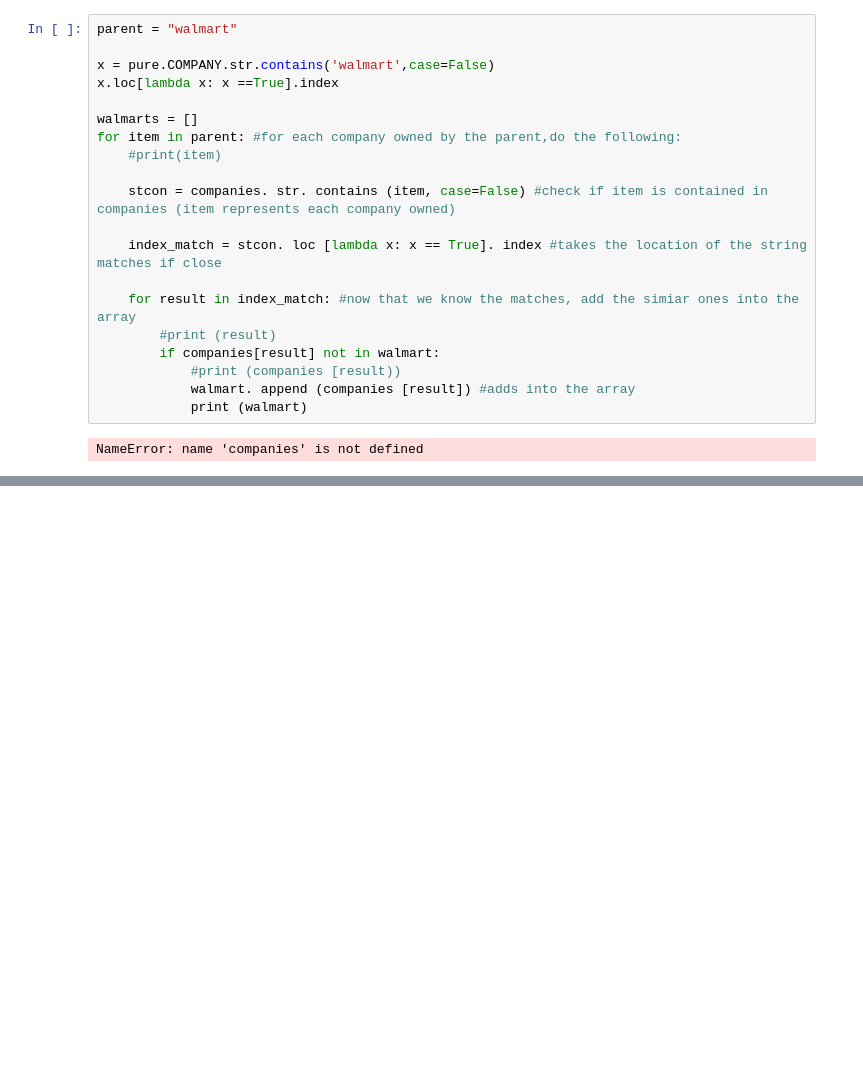
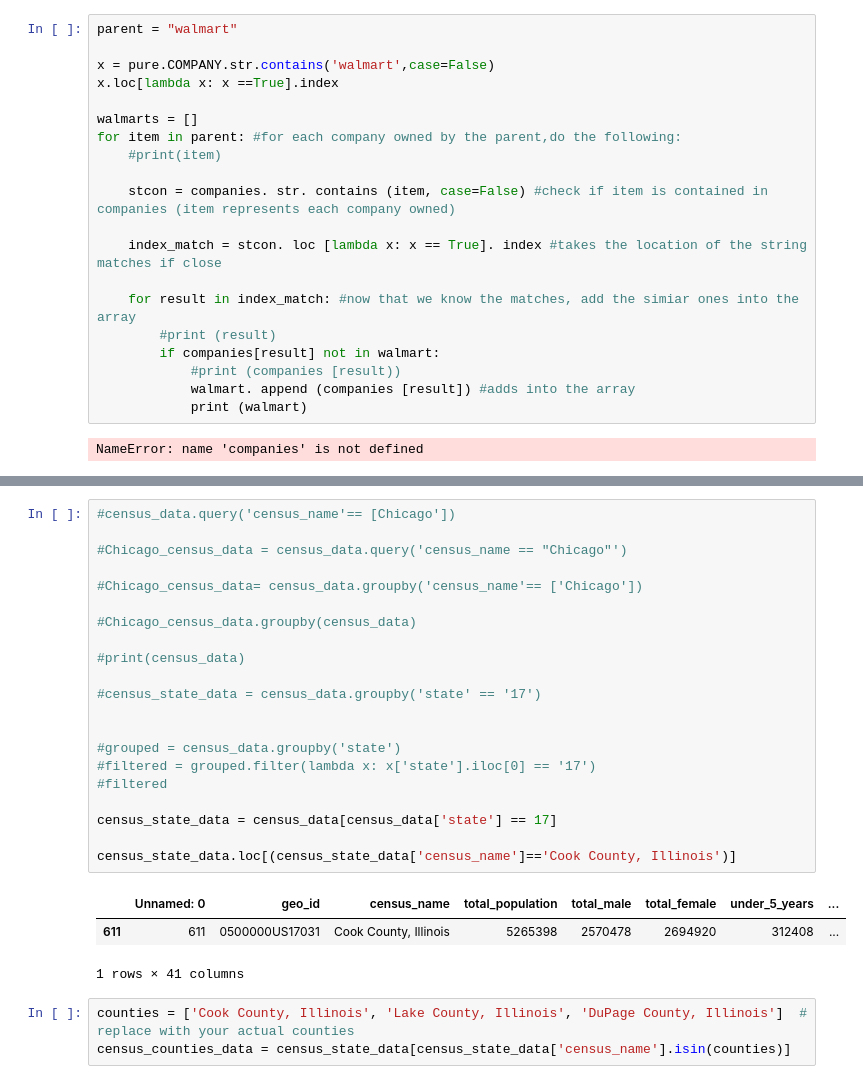
Before and after one commit to uchicago-dsi/rafi-grocery, a Jupyter notebook: String Match Week 3 .ipynb, the cells around one changed output, grey strips where cells are left out. Drawn from its saved outputs; the diff is of its cells as text; blank space fills up the shorter version.

```diff
--- a/String Match Week 3 .ipynb
+++ b/String Match Week 3 .ipynb
@@ -614,0 +719,28 @@ for item in parent: #for each company owned by the parent,do the following:
+# %%
+#census_data.query('census_name'== [Chicago'])
+
+#Chicago_census_data = census_data.query('census_name == "Chicago"')
+
+#Chicago_census_data= census_data.groupby('census_name'== ['Chicago'])
+
+#Chicago_census_data.groupby(census_data)
+
+#print(census_data)
+
+#census_state_data = census_data.groupby('state' == '17')
+
+
+#grouped = census_data.groupby('state')
+#filtered = grouped.filter(lambda x: x['state'].iloc[0] == '17')
+#filtered
+
+census_state_data = census_data[census_data['state'] == 17]
+
+census_state_data.loc[(census_state_data['census_name']=='Cook County, Illinois')]
+# %% [output]
+|  | Unnamed: 0 | geo_id | census_name | total_population | total_male | total_female | under_5_years | ... |
+| 611 | 611 | 0500000US17031 | Cook County, Illinois | 5265398 | 2570478 | 2694920 | 312408 | ... |
+1 rows × 41 columns
+# %%
+counties = ['Cook County, Illinois', 'Lake County, Illinois', 'DuPage County, Illinois']  # replace with your actual counties
+census_counties_data = census_state_data[census_state_data['census_name'].isin(counties)]
```
Also changed, not shown: parts of 22 cells of this notebook.
